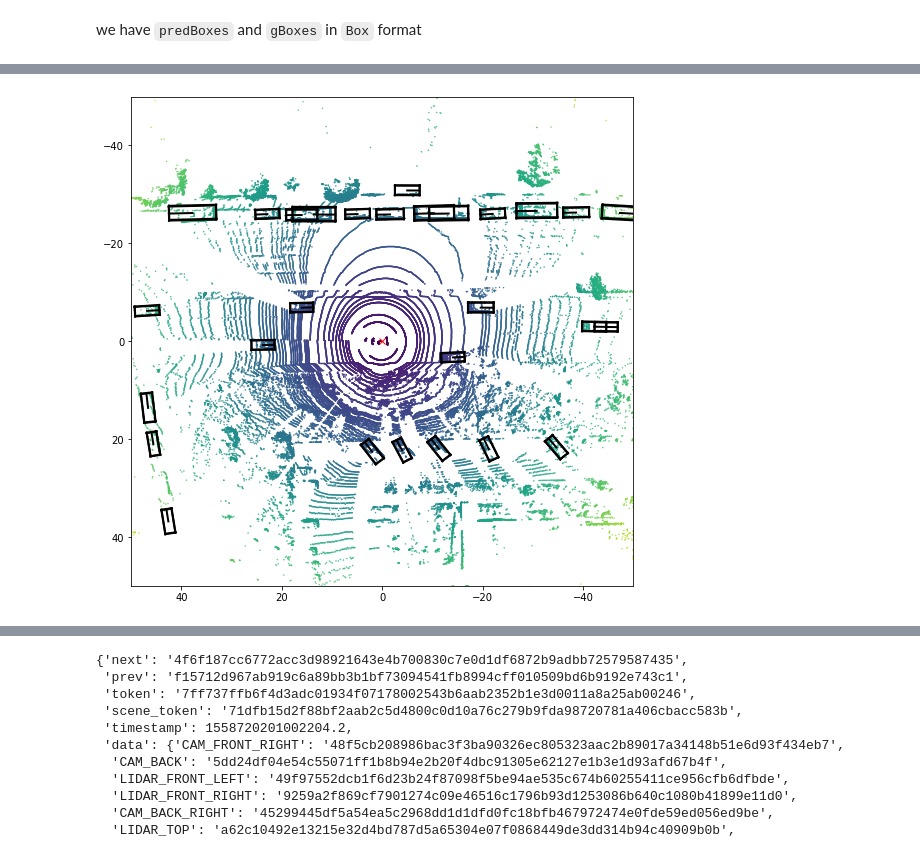
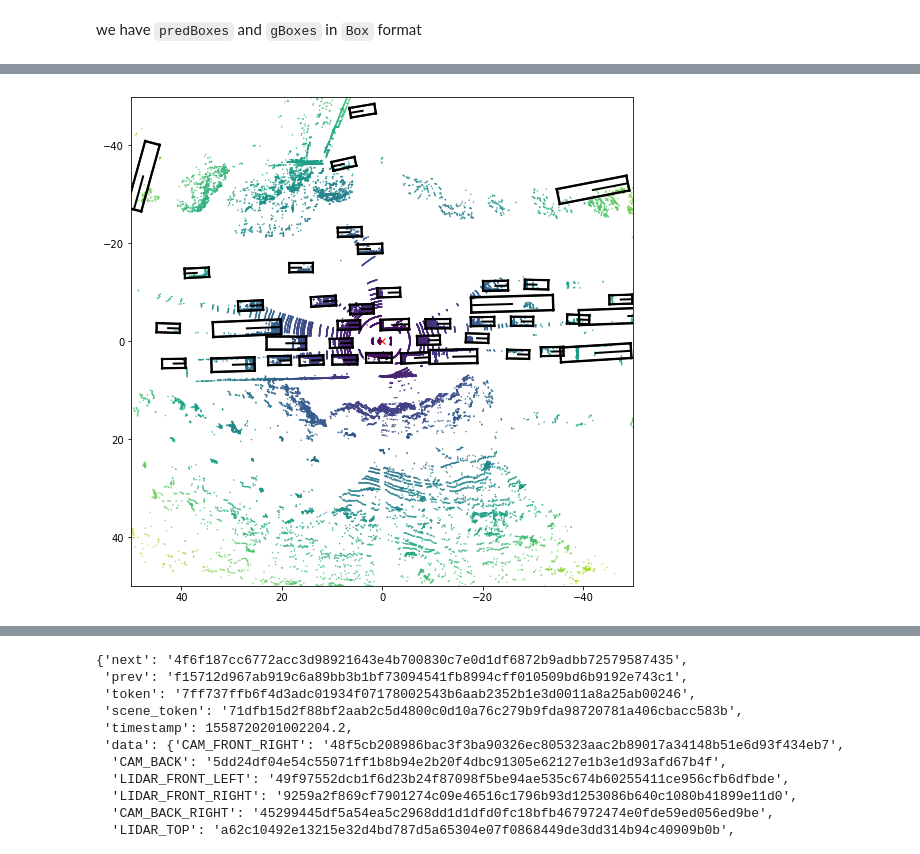
Before and after one commit to pyaf/lyft-3d-object-detection, a Jupyter notebook: second.pytorch/second/notebooks/submission.ipynb, the cells around one changed output, grey strips where cells are left out. Saved outputs shown, nothing was run; the diff lists cells and outputs as text; code cells hidden in the pictures.

```diff
--- a/second.pytorch/second/notebooks/submission.ipynb
+++ b/second.pytorch/second/notebooks/submission.ipynb
@@ -189,7 +191,8 @@ tk0 = tqdm(dataloader, total=len(dataloader))
 for idx, examples in enumerate(tk0):
     try:
         example_torch = example_convert_to_torch(examples, device=device)
-        detections += [torch2np(net(example_torch)[0])]
+        dets = net(example_torch)
+        detections += [torch2np(det) for det in dets]
     except Exception as e:
         print(e)
         import pdb; pdb.set_trace()
@@ -477,8 +481,8 @@ array([0.52745098, 0.        , 0.        , 0.        , 0.        ,
 # %% [markdown]
 ### val df pred vs gt
 # %%
-# pred_df = pd.read_csv('submissions/all.fhd.2.val.csv')
-pred_df = val_df.copy()
+pred_df = pd.read_csv('submissions/all.pp.config.4.140k.val.csv')
+# pred_df = val_df.copy()
 # %%
 pred_df.head()
 # %% [output]
@@ -491,5 +495,5 @@ pred_df.head()
 # %%
-def get2Box(gt_boxes, gt_names, token):
+def get2Box(gt_boxes, gt_names, token, scores=None):
     boxes = []
     for idx in range(len(gt_boxes)):
         center = gt_boxes[idx, :3]
@@ -497,7 +501,9 @@ def get2Box(gt_boxes, gt_names, token):
         yaw = gt_boxes[idx, 6]
         size = gt_boxes[idx, 3:6]
         name = gt_names[idx]
-        detection_score = 1.0
+        detection_score = 1.0 # for ground truths
+        if scores is not None:
+            detection_score = scores[idx]
         label = classes.index(name)
         quat = Quaternion(scalar=np.cos(yaw / 2), vector=[0, 0, np.sin(yaw / 2)])
         #quat = Quaternion(axis=[0, 0, 1], radians=yaw)
@@ -528,7 +534,7 @@ def get_pred_gt(idx):
     pred_boxes = np.array([list(map(float, x[1:8])) for x in pred_objects])
     pred_class = np.array([x[8] for x in pred_objects])
     # xyzwlhyaw-> Box instance
-    predBoxes = get2Box(pred_boxes, pred_class, sample_token)
+    predBoxes = get2Box(pred_boxes, pred_class, sample_token, scores=pred_scores)
     gtBoxes = get2Box(gt_boxes, gt_class, sample_token)
     return predBoxes, gtBoxes
 # %%
@@ -654,35 +674,36 @@ def glb_to_sensor(box, lidar):
 # %%
 # plotting predicted and ground truth boxes on corresponding lidar point cloud
 # pred boxes in lidar's FoR, we get the ground truth boxes in lidar's FoR too.
-idx = 3
+idx = 0
 axes_limit=40
 sample_token = pred_df.iloc[idx]['Id']
 sample = lyft.get('sample', sample_token)
 lidar = lyft.get('sample_data', sample['data']['LIDAR_TOP'])
 path = os.path.join(root, 'data/lyft/train/', lidar['filename'])
 points = np.fromfile(path, dtype=np.float32, count=-1).reshape([-1, 5])[:, :4]
 axes_limit = 50
 _, ax = plt.subplots(1, 1, figsize=(9, 9))
 dists = np.sqrt(np.sum(points[:, :2] ** 2, axis=1))
 colors = np.minimum(1, dists / axes_limit / np.sqrt(2))
 ax.scatter(points[:, 0], points[:, 1], c=colors, s=0.2)
 ax.plot(0, 0, "x", color="red")
 # Limit visible range.
 ax.set_xlim(-axes_limit, axes_limit)
 ax.set_ylim(-axes_limit, axes_limit)
 
 for box in predBoxes[idx]:
+    if box.score < 0.3: break
     box = glb_to_sensor(box, lidar)
     c = np.array(LyftDatasetExplorer.get_color('cone')) / 255.0 # black
     box.render(ax, view=np.eye(4), colors=(c, c, c))
 
 for box in gtBoxes[idx]:
     break
     box = glb_to_sensor(box, lidar)
     c = np.array(LyftDatasetExplorer.get_color('pedestrian')) / 255.0 #blue
     box.render(ax, view=np.eye(4), colors=(c, c, c))
 plt.gca().invert_yaxis()
 plt.gca().invert_xaxis()
 plt.show()
 # %% [output]
-[figure, old version]
+[figure, new version]
```
Also changed, not shown: parts of 52 cells of this notebook, 12 other files.
